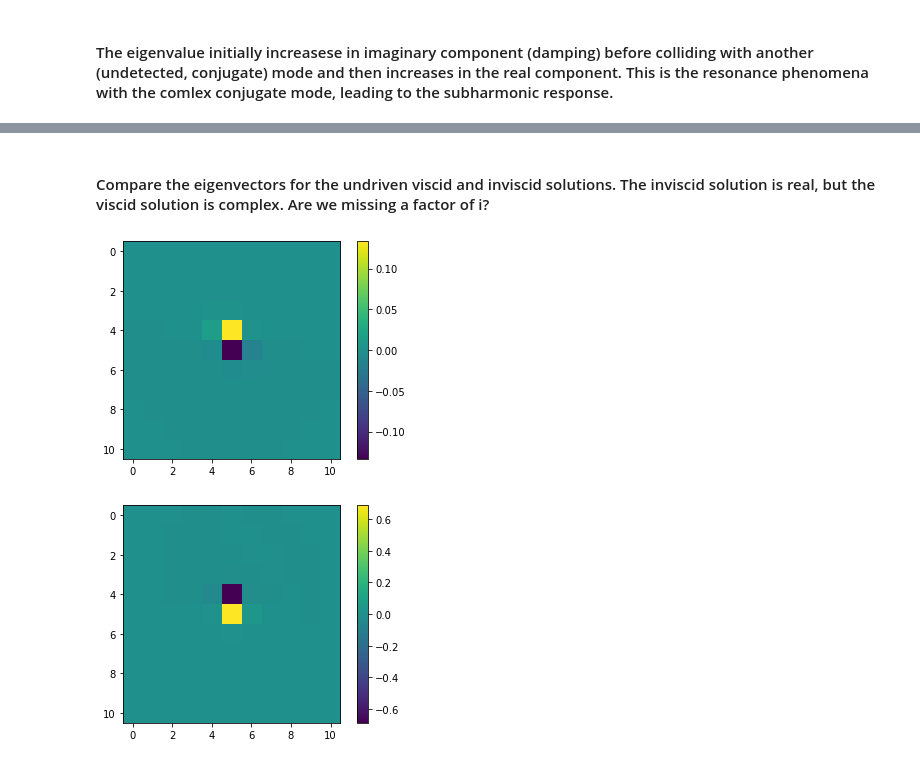
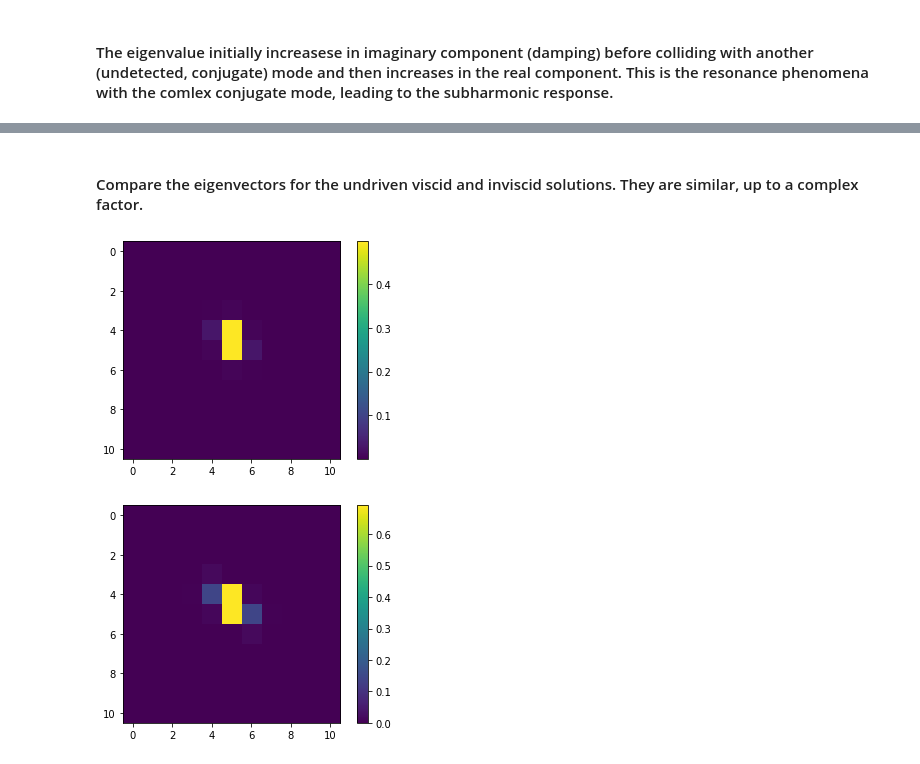
Before and after one commit to znicolaou/faraday, a Jupyter notebook: viscid_notebook.ipynb, the cells around one changed output, grey strips where cells are left out. Drawn from its saved outputs; the diff is of its cells as text; code cells hidden in the pictures.

Commit message:
updated viscid

```diff
--- a/viscid_notebook.ipynb
+++ b/viscid_notebook.ipynb
@@ -29,7 +38,8 @@ start=timeit.default_timer()
 ks=np.arange(1,num)/num*args.k2y/2
 evalssweep1=[]
 for k in ks:
-    F,G=viscid.inviscid_mat(0,k)
+    args.ky=k
+    F,G=viscid.inviscid_mat(args)
     Fflattened=np.transpose(F[0,0],(0,2,1,3)).reshape(((2*args.Nx+1)*(2*args.Ny+1),(2*args.Nx+1)*(2*args.Ny+1)))
     Gflattened=np.transpose(G[0,0],(0,2,1,3)).reshape(((2*args.Nx+1)*(2*args.Ny+1),(2*args.Nx+1)*(2*args.Ny+1)))
     evals,evecs=eig(Fflattened,Gflattened)
@@ -42,7 +52,9 @@ kxs2=args.k2x/2+np.arange(1,num)/num*((2*args.k2x + args.k1x)/3 - args.k2x/2)
 kys2=args.k2y/2+np.arange(1,num)/num*((2*args.k2y + args.k1y)/3 - args.k2y/2)
 evalssweep2=[]
 for i in range(num-1):
-    F,G=viscid.inviscid_mat(kxs2[i],kys2[i])
+    args.kx=kxs2[i]
+    args.ky=kys2[i]
+    F,G=viscid.inviscid_mat(args)
     Fflattened=np.transpose(F[0,0],(0,2,1,3)).reshape(((2*args.Nx+1)*(2*args.Ny+1),(2*args.Nx+1)*(2*args.Ny+1)))
     Gflattened=np.transpose(G[0,0],(0,2,1,3)).reshape(((2*args.Nx+1)*(2*args.Ny+1),(2*args.Nx+1)*(2*args.Ny+1)))
     evals,evecs=eig(Fflattened,Gflattened)
@@ -55,7 +67,9 @@ kxs3=np.arange(1,num)/num*((2*args.k2x + args.k1x)/3)
 kys3=np.arange(1,num)/num*((2*args.k2y + args.k1y)/3)
 evalssweep3=[]
 for i in range(num-1):
-    F,G=viscid.inviscid_mat(kxs3[i],kys3[i])
+    args.kx=kxs3[i]
+    args.ky=kys3[i]
+    F,G=viscid.inviscid_mat(args)
     Fflattened=np.transpose(F[0,0],(0,2,1,3)).reshape(((2*args.Nx+1)*(2*args.Ny+1),(2*args.Nx+1)*(2*args.Ny+1)))
     Gflattened=np.transpose(G[0,0],(0,2,1,3)).reshape(((2*args.Nx+1)*(2*args.Ny+1),(2*args.Nx+1)*(2*args.Ny+1)))
     evals,evecs=eig(Fflattened,Gflattened)
@@ -79,10 +93,10 @@ plt.show()
 # %% [output]
 [figure]
 # %%
-qx=0
-qy=args.k2y/2
+args.kx=0
+args.ky=args.k2y/2
 
-F,G=viscid.inviscid_mat(qx,qy)
+F,G=viscid.inviscid_mat(args)
 Fflattened=np.transpose(F[0,0],(0,2,1,3)).reshape(((2*args.Nx+1)*(2*args.Ny+1),(2*args.Nx+1)*(2*args.Ny+1)))
 Gflattened=np.transpose(G[0,0],(0,2,1,3)).reshape(((2*args.Nx+1)*(2*args.Ny+1),(2*args.Nx+1)*(2*args.Ny+1)))
 evals,levecs,revecs=eig(Fflattened,Gflattened,left=True)
@@ -106,15 +128,15 @@ print(np.linalg.norm(np.einsum("mMnN,mn",F[0,0],w0_inviscid)-evals[ind]*np.einsu
 # %% [markdown]
 ### Viscid instability boundary for flat substrate
 # %%
-qx=0
-qy=args.k2y/2
+args.kx=0
+args.ky=args.k2y/2
 omega=2*np.pi*args.freq/2
 
 evalssweep=[]
 omegas=np.linspace(2*np.pi*2, 2*np.pi*10, 100)
 for omega in omegas:
     viscid.args.freq=omega/(2*np.pi)
-    Ftilde_0,Gtilde_0=viscid.viscid_flat_mat(omega/2,qx,qy)
+    Ftilde_0,Gtilde_0=viscid.viscid_flat_boundary(omega/2,args)
     Ftildeflattened_0=np.transpose(Ftilde_0,(0,2,1,3)).reshape((3*(2*args.Nt+1),3*(2*args.Nt+1)))
     Gtildeflattened_0=np.transpose(Gtilde_0,(0,2,1,3)).reshape((3*(2*args.Nt+1),3*(2*args.Nt+1)))
     evals,levecs,revecs=eig(Ftildeflattened_0,Gtildeflattened_0,left=True)
@@ -190,9 +212,10 @@ convergence
 # %%
 start=timeit.default_timer()
-dad=30
 domega_fd=0.1
 
-viscid.args.ad=lam
+viscid.args.ad=np.real(lam)
+dad=-np.real(lam)/10
+
 E0=viscid.viscid_mat(omega,qx,qy)
 print(np.einsum("kKlLmMnN,KLMN,klmn",E0,v,w))
 
@@ -204,7 +227,7 @@ omegas=[]
 ads=[]
 vns=[]
 wns=[]
-while viscid.args.ad<0:
+while viscid.args.ad/np.real(lam)>0:
     viscid.args.ad += dad
     for i in range(itmax):
         E_new=viscid.viscid_mat(omega,qx,qy)
@@ -260,12 +283,12 @@ plt.plot(np.real(omegas),np.imag(omegas),'bo')
 # %% [markdown]
-#### Compare the eigenvectors for the undriven viscid and inviscid solutions. The inviscid solution is real, but the viscid solution is complex. Are we missing a factor of i?
+#### Compare the eigenvectors for the undriven viscid and inviscid solutions. They are similar, up to a complex factor.
 # %%
-plt.imshow(np.real(vns[-1][2,args.Nt-1]).T)
+plt.imshow(np.abs(vns[2][2,args.Nt]).T)
 plt.colorbar()
 plt.show()
-plt.imshow(np.imag(vns[-1][2,args.Nt-1]).T)
+plt.imshow(np.abs(v0_inviscid).T)
 plt.colorbar()
 plt.show()
 # %% [output]
-[figure, old version]
+[figure, new version]
-[figure, old version]
+[figure, new version]
```
Also changed, not shown: parts of 17 cells of this notebook, 1 other file.
